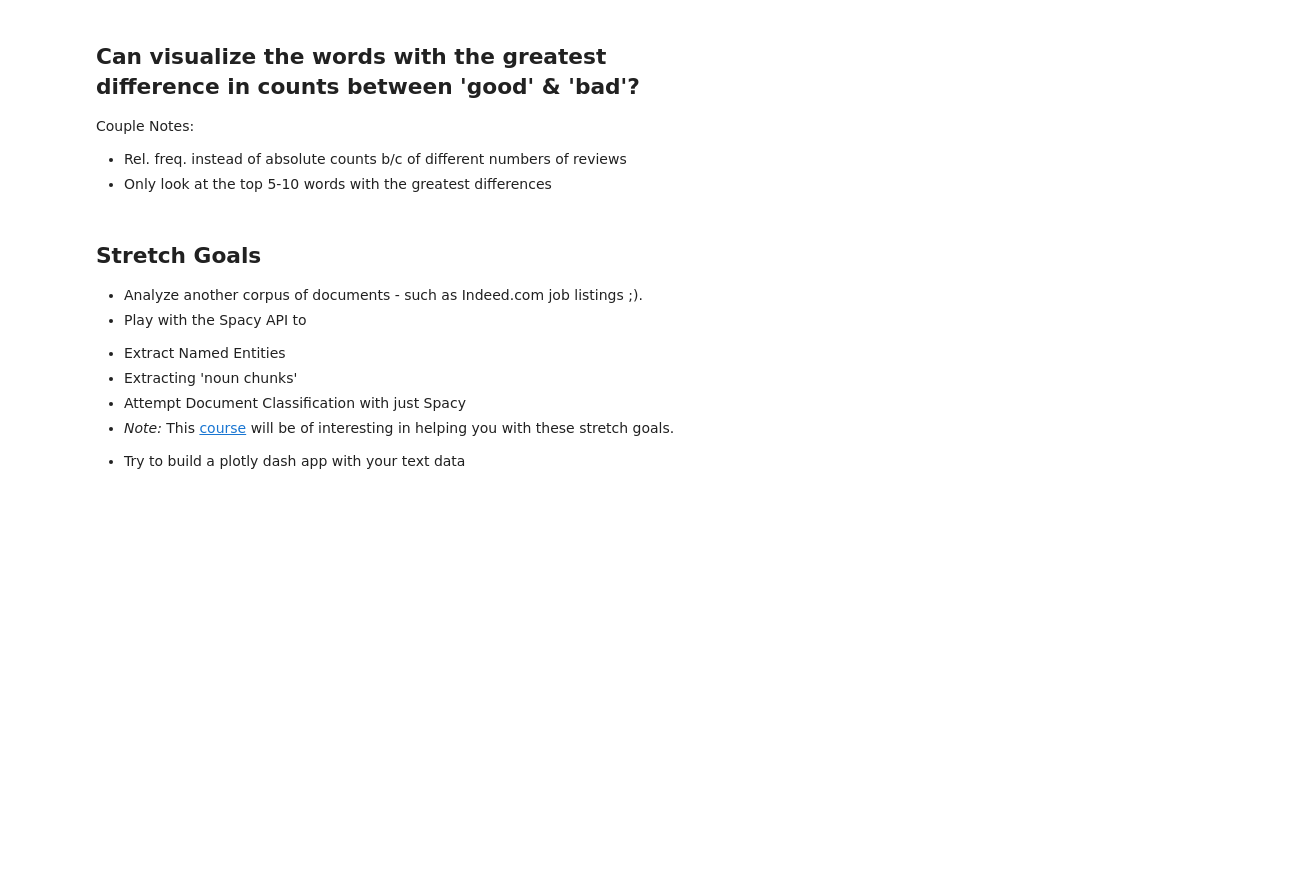
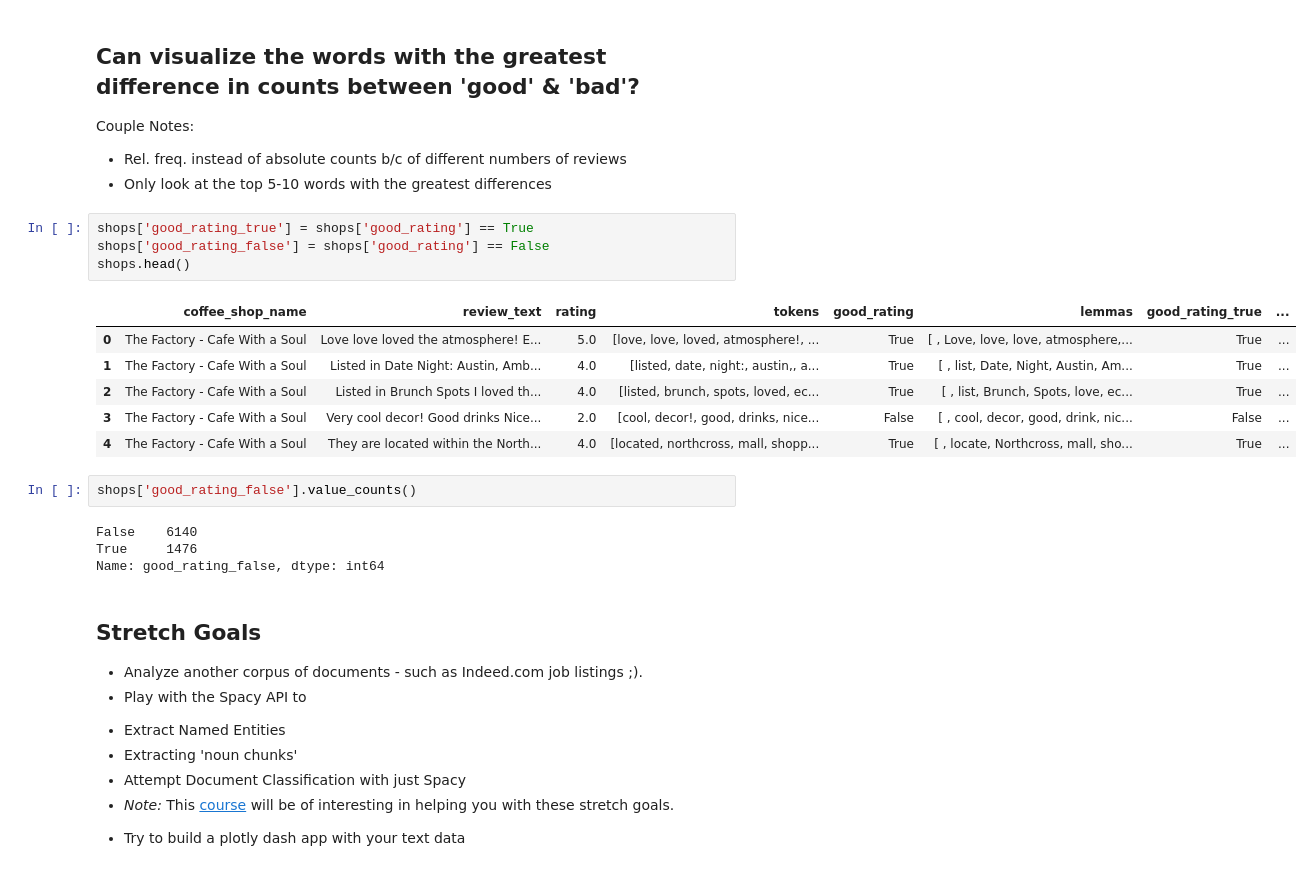
Before and after one commit to Griffinw15/DS-Unit-4-Sprint-1-NLP, a Jupyter notebook: module1-text-data/LS_DS_411_Text_Data_Assignment.ipynb, the cells around one changed output. Drawn from its saved outputs; the diff is of its cells as text; blank space fills up the shorter version.

```diff
--- a/module1-text-data/LS_DS_411_Text_Data_Assignment.ipynb
+++ b/module1-text-data/LS_DS_411_Text_Data_Assignment.ipynb
@@ -314,6 +316,23 @@ plt.show()
 Couple Notes:
 - Rel. freq. instead of absolute counts b/c of different numbers of reviews
 - Only look at the top 5-10 words with the greatest differences
+# %%
+shops['good_rating_true'] = shops['good_rating'] == True
+shops['good_rating_false'] = shops['good_rating'] == False
+shops.head()
+# %% [output]
+|  | coffee_shop_name | review_text | rating | tokens | good_rating | lemmas | good_rating_true | ... |
+| 0 | The Factory - Cafe With a Soul | Love love loved the atmosphere! E... | 5.0 | [love, love, loved, atmosphere!, ... | True | [ , Love, love, love, atmosphere,... | True | ... |
+| 1 | The Factory - Cafe With a Soul | Listed in Date Night: Austin, Amb... | 4.0 | [listed, date, night:, austin,, a... | True | [ , list, Date, Night, Austin, Am... | True | ... |
+| 2 | The Factory - Cafe With a Soul | Listed in Brunch Spots I loved th... | 4.0 | [listed, brunch, spots, loved, ec... | True | [ , list, Brunch, Spots, love, ec... | True | ... |
+| 3 | The Factory - Cafe With a Soul | Very cool decor! Good drinks Nice... | 2.0 | [cool, decor!, good, drinks, nice... | False | [ , cool, decor, good, drink, nic... | False | ... |
+| 4 | The Factory - Cafe With a Soul | They are located within the North... | 4.0 | [located, northcross, mall, shopp... | True | [ , locate, Northcross, mall, sho... | True | ... |
+# %%
+shops['good_rating_false'].value_counts()
+# %% [output]
+False    6140
+True     1476
+Name: good_rating_false, dtype: int64
 # %% [markdown]
 ## Stretch Goals
 
```
Also changed, not shown: parts of 6 cells of this notebook, 5 other files.
